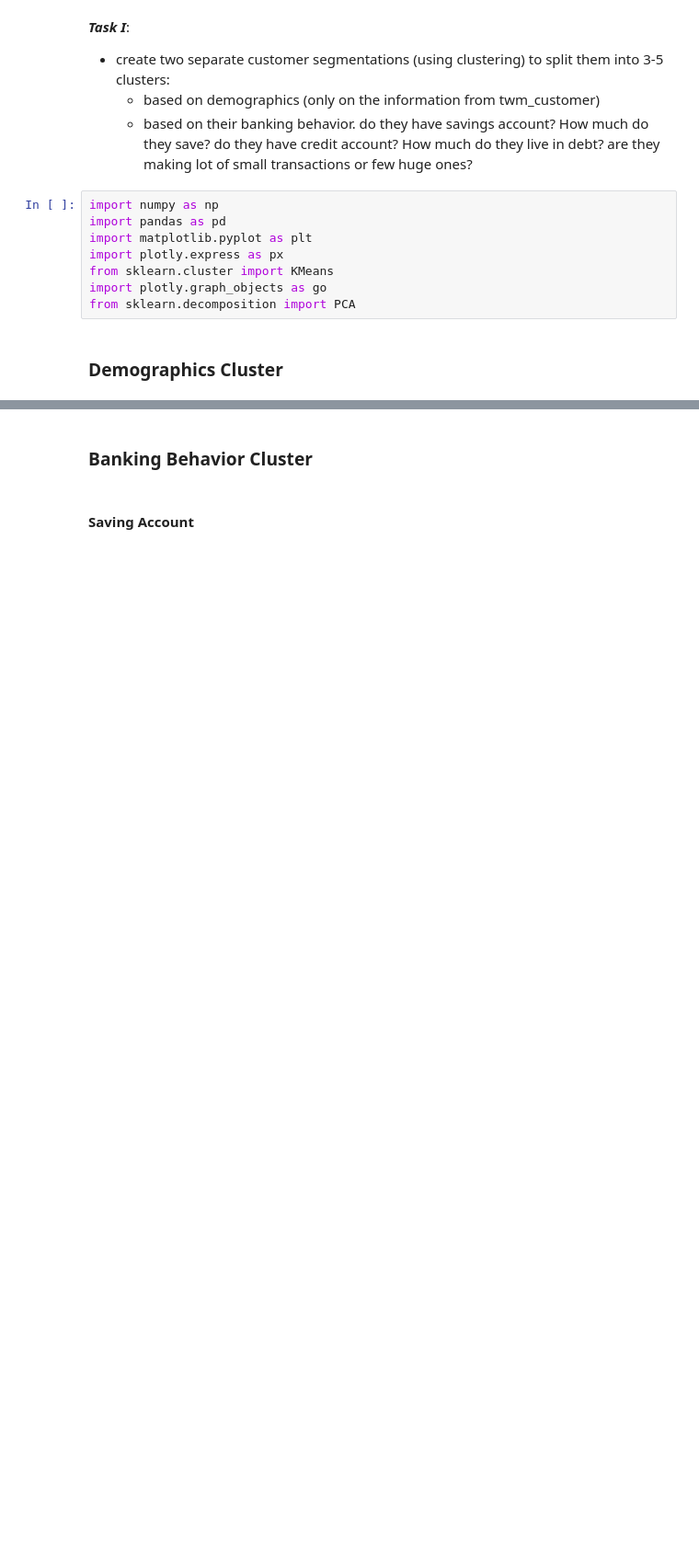
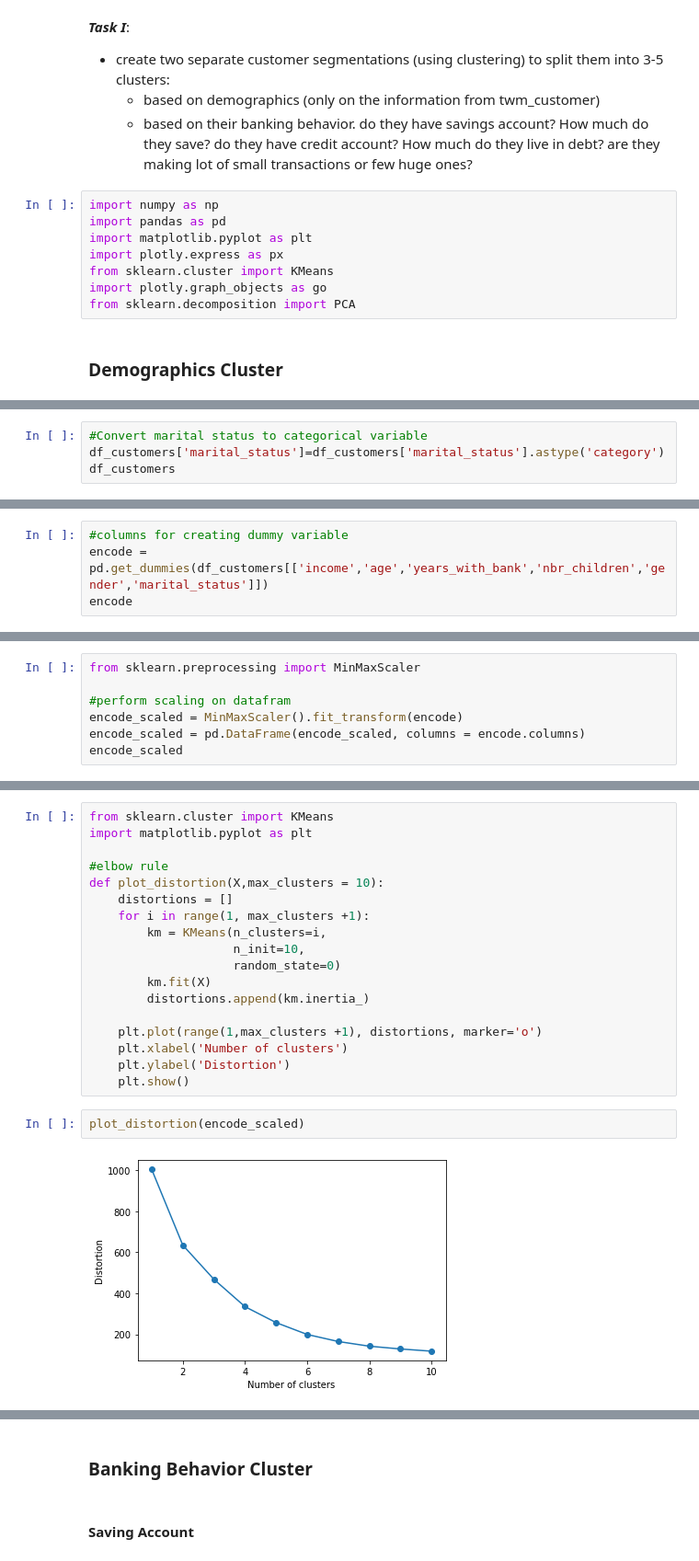
Before and after one commit to OliviaHan7/mini_project_III, a Jupyter notebook: mini-project-III.ipynb, the cells around one changed output, grey strips where cells are left out. Shown at 92% size. Saved outputs shown, nothing was run; the diff lists cells and outputs as text; blank space fills up the shorter version.

```diff
--- a/mini-project-III.ipynb
+++ b/mini-project-III.ipynb
@@ -20,0 +63,4 @@ from sklearn.decomposition import PCA
+# %%
+#Convert marital status to categorical variable
+df_customers['marital_status']=df_customers['marital_status'].astype('category')
+df_customers
@@ -20,0 +81,4 @@ from sklearn.decomposition import PCA
+# %%
+#columns for creating dummy variable
+encode = pd.get_dummies(df_customers[['income','age','years_with_bank','nbr_children','gender','marital_status']])
+encode
@@ -20,0 +97,7 @@ from sklearn.decomposition import PCA
+# %%
+from sklearn.preprocessing import MinMaxScaler
+
+#perform scaling on datafram
+encode_scaled = MinMaxScaler().fit_transform(encode)
+encode_scaled = pd.DataFrame(encode_scaled, columns = encode.columns)
+encode_scaled
@@ -20,0 +118,22 @@ from sklearn.decomposition import PCA
+# %%
+from sklearn.cluster import KMeans
+import matplotlib.pyplot as plt
+
+#elbow rule
+def plot_distortion(X,max_clusters = 10):
+    distortions = []
+    for i in range(1, max_clusters +1):
+        km = KMeans(n_clusters=i,
+                    n_init=10,
+                    random_state=0)
+        km.fit(X)
+        distortions.append(km.inertia_)
+
+    plt.plot(range(1,max_clusters +1), distortions, marker='o')
+    plt.xlabel('Number of clusters')
+    plt.ylabel('Distortion')
+    plt.show()
+# %%
+plot_distortion(encode_scaled)
+# %% [output]
+[figure, added]
```
Also changed, not shown: parts of 12 cells of this notebook.
